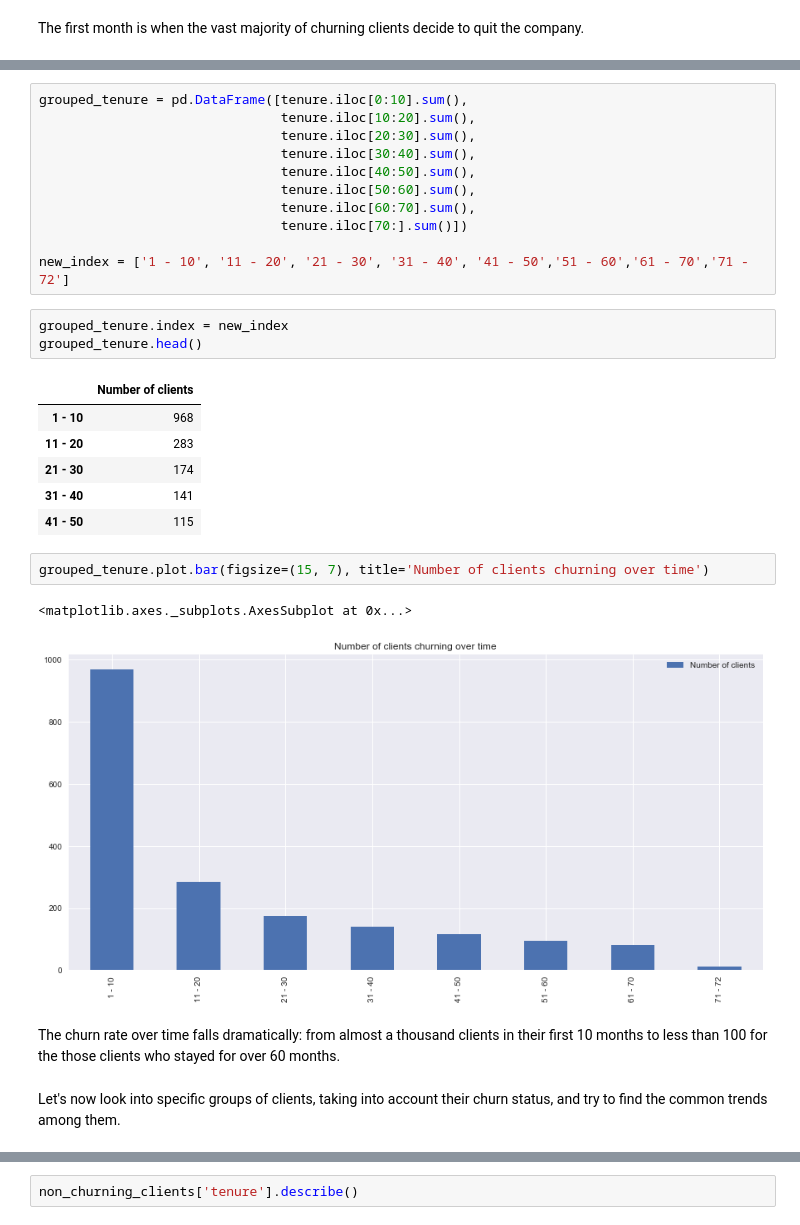
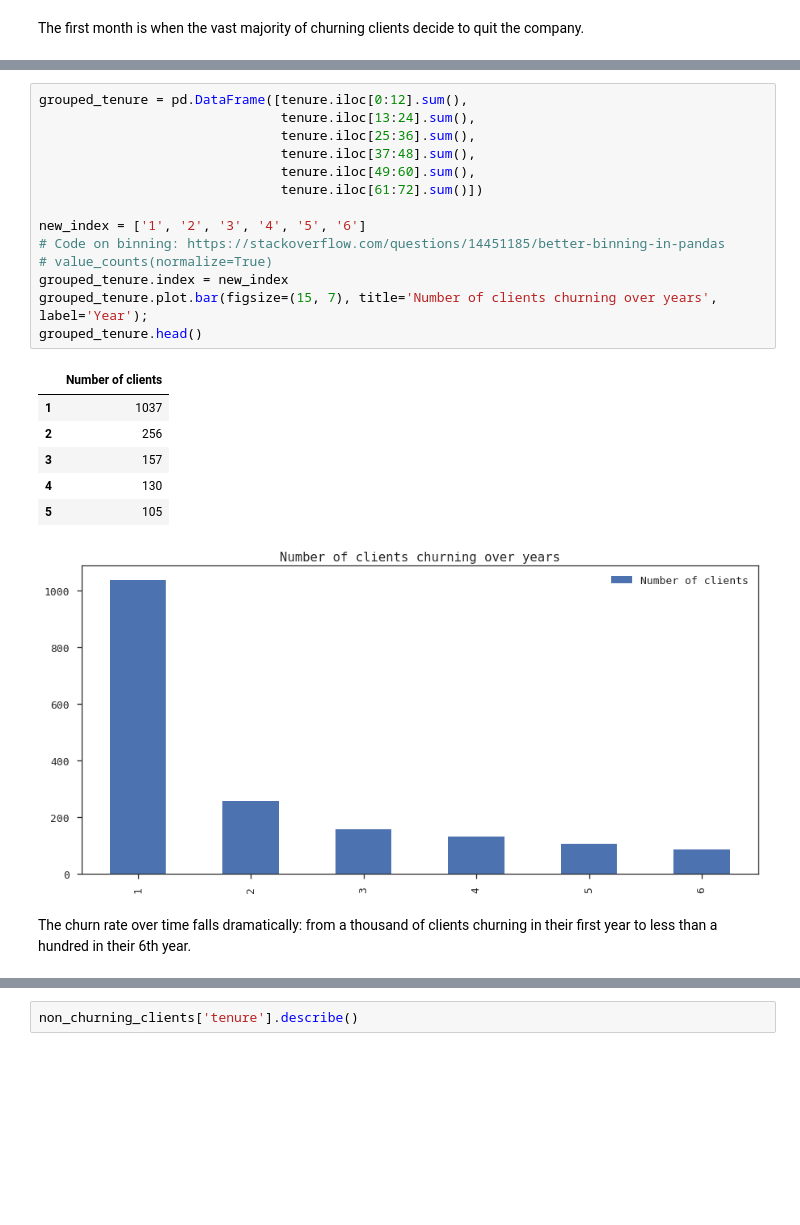
Before and after one commit to PolinaKey/thinkful, a Jupyter notebook: [NEW} Capstone project - Churn.ipynb, the cells around one changed output, grey strips where cells are left out. Cells and saved outputs as stored; diff of their text form; blank space fills up the shorter version.

```diff
--- a/[NEW} Capstone project - Churn.ipynb
+++ b/[NEW} Capstone project - Churn.ipynb
@@ -113,30 +96,24 @@ To get the full pucture of clients churned over the time, we'll group them in in
-# %%
-grouped_tenure = pd.DataFrame([tenure.iloc[0:10].sum(),
-                               tenure.iloc[10:20].sum(),
-                               tenure.iloc[20:30].sum(),
-                               tenure.iloc[30:40].sum(),
-                               tenure.iloc[40:50].sum(),
-                               tenure.iloc[50:60].sum(),
-                               tenure.iloc[60:70].sum(),
-                               tenure.iloc[70:].sum()])
-
-new_index = ['1 - 10', '11 - 20', '21 - 30', '31 - 40', '41 - 50','51 - 60','61 - 70','71 - 72']
-# %%
-grouped_tenure.index = new_index
-grouped_tenure.head()
-# %% [output]
-|  | Number of clients |
-| 1 - 10 | 968 |
-| 11 - 20 | 283 |
-| 21 - 30 | 174 |
-| 31 - 40 | 141 |
-| 41 - 50 | 115 |
-# %%
-grouped_tenure.plot.bar(figsize=(15, 7), title='Number of clients churning over time')
-# %% [output]
-<matplotlib.axes._subplots.AxesSubplot at 0x...>
-[figure, removed]
+# %%
+grouped_tenure = pd.DataFrame([tenure.iloc[0:12].sum(),
+                               tenure.iloc[13:24].sum(),
+                               tenure.iloc[25:36].sum(),
+                               tenure.iloc[37:48].sum(),
+                               tenure.iloc[49:60].sum(),
+                               tenure.iloc[61:72].sum()])
+
+new_index = ['1', '2', '3', '4', '5', '6']
+# Code on binning: https://stackoverflow.com/questions/14451185/better-binning-in-pandas
+# value_counts(normalize=True)
+grouped_tenure.index = new_index
+grouped_tenure.plot.bar(figsize=(15, 7), title='Number of clients churning over years', label='Year');
+grouped_tenure.head()
+# %% [output]
+|  | Number of clients |
+| 1 | 1037 |
+| 2 | 256 |
+| 3 | 157 |
+| 4 | 130 |
+| 5 | 105 |
+[figure, added]
 # %% [markdown]
-The churn rate over time falls dramatically: from almost a thousand clients in their first 10 months to less than 100 for the those clients who stayed for over 60 months.
+The churn rate over time falls dramatically: from a thousand of clients churning in their first year to less than a hundred in their 6th year.
-# %% [markdown]
-Let's now look into specific groups of clients, taking into account their churn status, and try to find the common trends among them.
```
Also changed, not shown: parts of 43 cells of this notebook.
